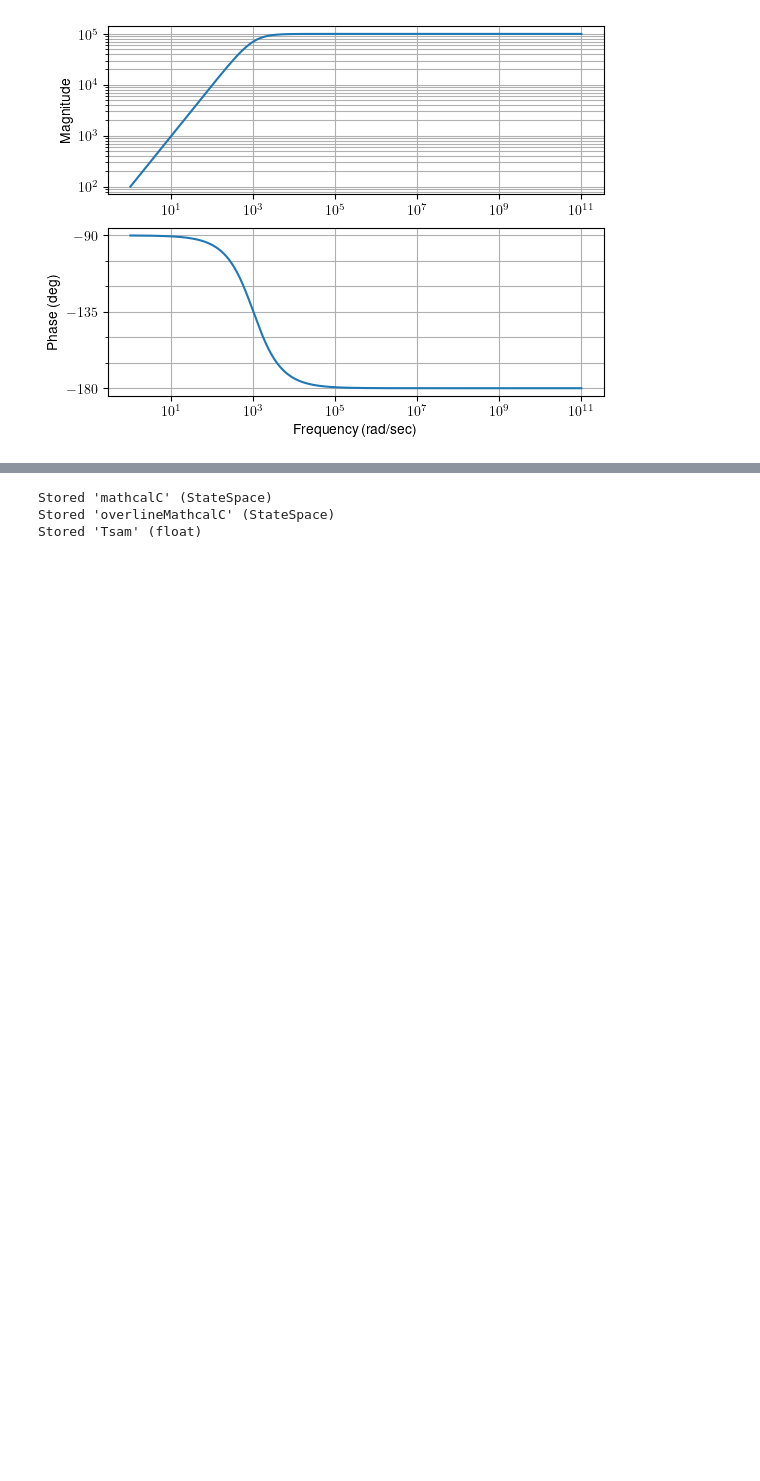
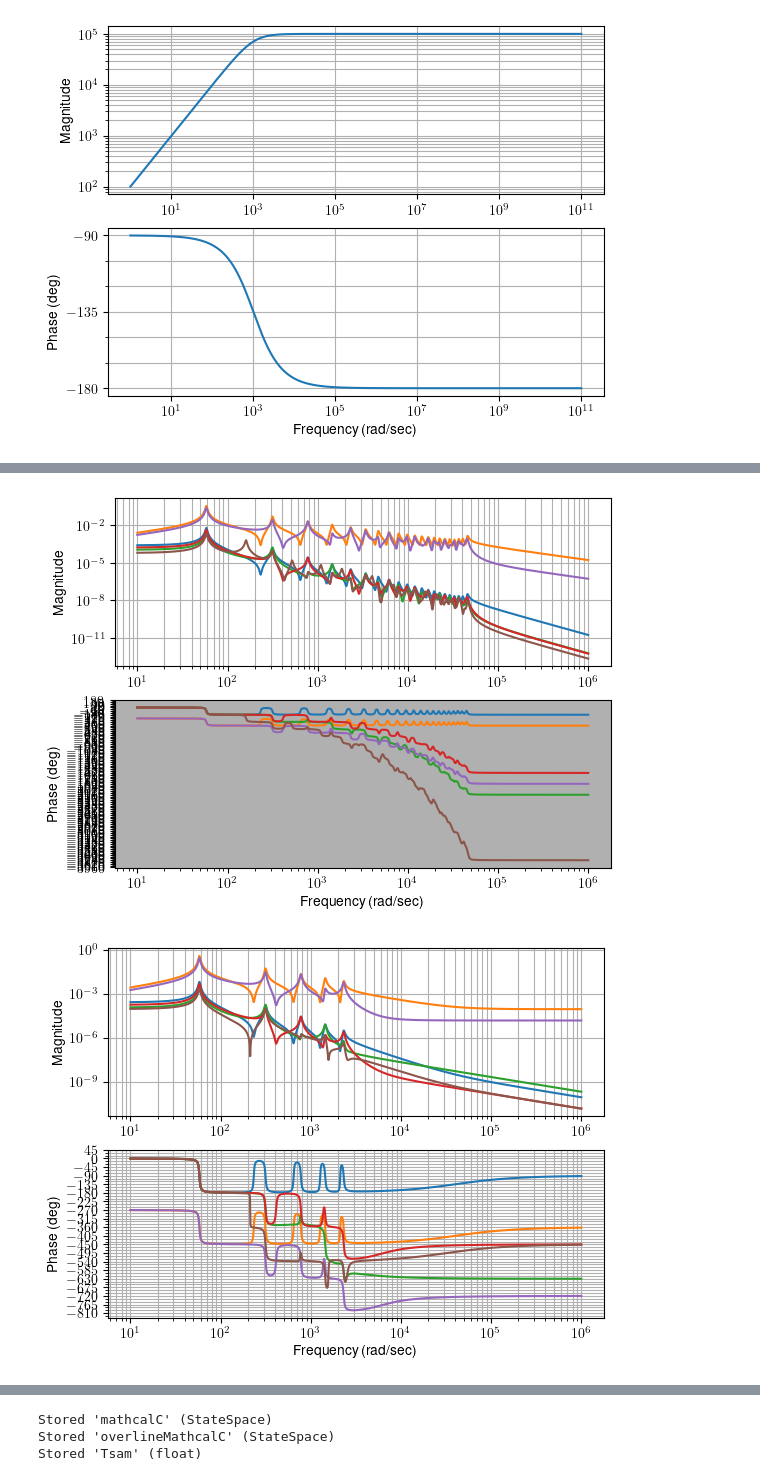
Before and after one commit to mavasbel/model_reduction, a Jupyter notebook: PDControllerModel.ipynb, the cells around one changed output, grey strips where cells are left out. Saved outputs shown, nothing was run; the diff lists cells and outputs as text; code cells hidden in the pictures; blank space fills up the shorter version.

```diff
--- a/PDControllerModel.ipynb
+++ b/PDControllerModel.ipynb
@@ -235,31 +235,34 @@ hat_gamma_u_v = ControlUtils.hinfnorm(truncExtMathcalPcl[0,1])
 hat_gamma_u_dv = ControlUtils.hinfnorm(truncExtMathcalPcl[1,1])
 hat_gamma_u_y = ControlUtils.hinfnorm(truncExtMathcalPcl[2,1])
 
 #######################################################################
 
 # Transfer function of continuous-time truncation error systems
 approxErrorExtMathcalPcl = extMathcalPcl-truncExtMathcalPcl
 
 freq = numpy.logspace(1,6,2000)
 control.bode_plot(approxErrorExtMathcalPcl[0,0], freq)
 control.bode_plot(approxErrorExtMathcalPcl[1,0], freq)
 control.bode_plot(approxErrorExtMathcalPcl[2,0], freq)
 control.bode_plot(approxErrorExtMathcalPcl[0,1], freq)
 control.bode_plot(approxErrorExtMathcalPcl[1,1], freq)
 control.bode_plot(approxErrorExtMathcalPcl[2,1], freq)
 plt.show()
 
 # L2-norms approximation errors
 epsilon_tildew_v = ControlUtils.hinfnorm(approxErrorExtMathcalPcl[0,0])
 epsilon_tildew_dv = ControlUtils.hinfnorm(approxErrorExtMathcalPcl[1,0])
 epsilon_tildew_y = ControlUtils.hinfnorm(approxErrorExtMathcalPcl[2,0])
 epsilon_u_v = ControlUtils.hinfnorm(approxErrorExtMathcalPcl[0,1])
 epsilon_u_dv = ControlUtils.hinfnorm(approxErrorExtMathcalPcl[1,1])
 epsilon_u_y = ControlUtils.hinfnorm(approxErrorExtMathcalPcl[2,1])
 
 #######################################################################
 
 gamma_dv_tildew = normInfWidetildeMathcalCs
 approxError_y_bound = ( hat_gamma_tildew_y/(1-gamma_dv_tildew*hat_gamma_tildew_dv) ) \
                                 *( ( (gamma_dv_tildew**2 * gamma_u_dv)/(1-gamma_dv_tildew*gamma_tildew_dv) )*epsilon_tildew_dv + epsilon_u_dv ) \
-                        ( (gamma_dv_tildew * gamma_u_dv)/(1-gamma_dv_tildew*gamma_tildew_dv) )*epsilon_tildew_y + epsilon_u_y
+                        + ( (gamma_dv_tildew * gamma_u_dv)/(1-gamma_dv_tildew*gamma_tildew_dv) )*epsilon_tildew_y + epsilon_u_y
+# %% [output]
+[figure, added]
+[figure, added]
```
Also changed, not shown: parts of 5 cells of this notebook, 3 other files.
